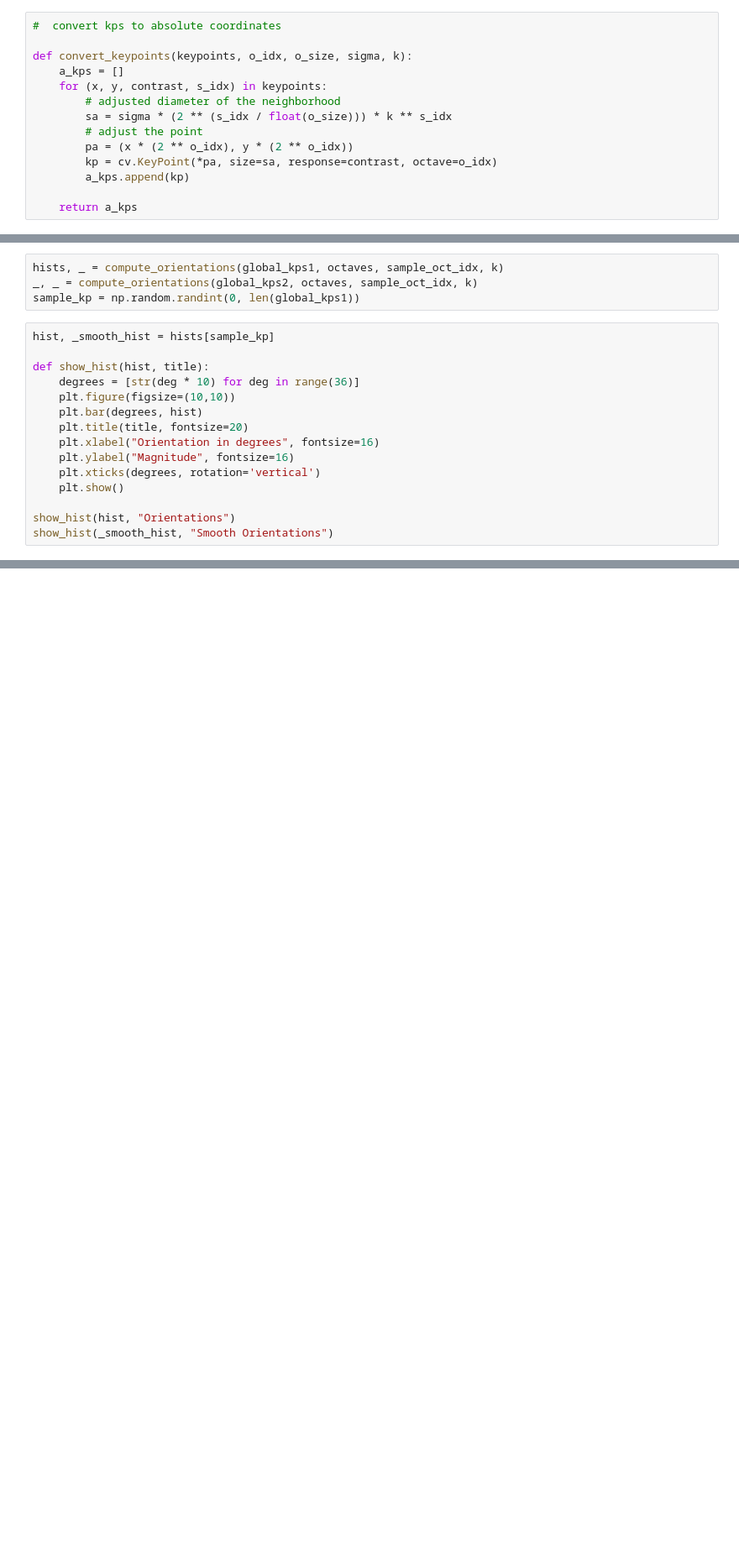
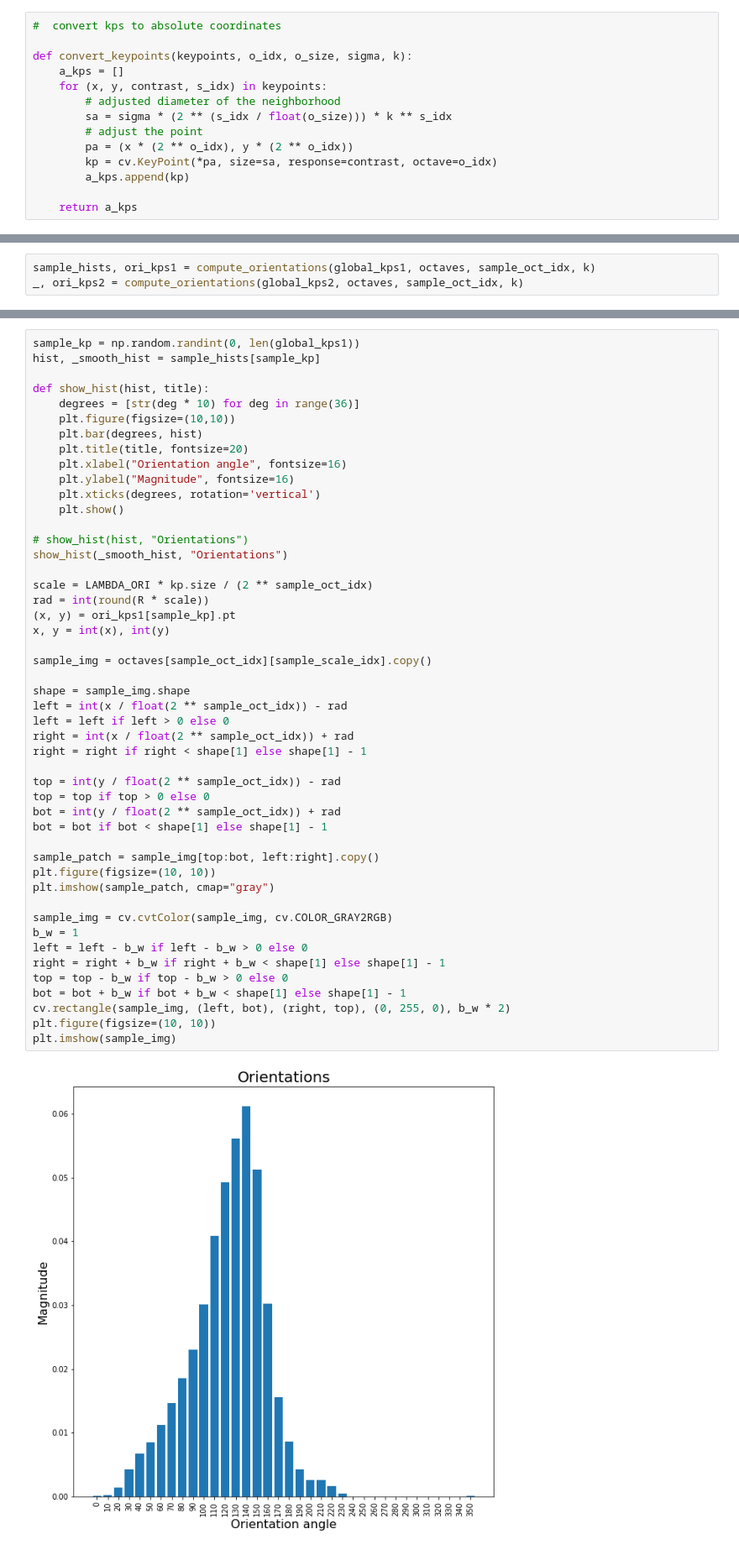
Before and after one commit to WTS012201/CompVis, a Jupyter notebook: ImageStitching/sift.ipynb, the cells around one changed output, grey strips where cells are left out. Shown at 84% size. Cells and saved outputs as stored; diff of their text form; blank space fills up the shorter version.

Commit message:
show hist patch

```diff
--- a/ImageStitching/sift.ipynb
+++ b/ImageStitching/sift.ipynb
@@ -203,21 +212,5 @@ def compute_orientations(keypoints, octaves, o_idx, k):
 
     return hists, kps
 # %%
-hists, _ = compute_orientations(global_kps1, octaves, sample_oct_idx, k)
-_, _ = compute_orientations(global_kps2, octaves, sample_oct_idx, k)
-sample_kp = np.random.randint(0, len(global_kps1))
+sample_hists, ori_kps1 = compute_orientations(global_kps1, octaves, sample_oct_idx, k)
+_, ori_kps2 = compute_orientations(global_kps2, octaves, sample_oct_idx, k)
-# %%
-hist, _smooth_hist = hists[sample_kp]
-
-def show_hist(hist, title):
-    degrees = [str(deg * 10) for deg in range(36)]
-    plt.figure(figsize=(10,10))
-    plt.bar(degrees, hist)
-    plt.title(title, fontsize=20)
-    plt.xlabel("Orientation in degrees", fontsize=16)
-    plt.ylabel("Magnitude", fontsize=16)
-    plt.xticks(degrees, rotation='vertical')
-    plt.show()
-
-show_hist(hist, "Orientations")
-show_hist(_smooth_hist, "Smooth Orientations")
@@ -226,0 +217,50 @@ show_hist(_smooth_hist, "Smooth Orientations")
+# %%
+sample_kp = np.random.randint(0, len(global_kps1))
+hist, _smooth_hist = sample_hists[sample_kp]
+
+def show_hist(hist, title):
+    degrees = [str(deg * 10) for deg in range(36)]
+    plt.figure(figsize=(10,10))
+    plt.bar(degrees, hist)
+    plt.title(title, fontsize=20)
+    plt.xlabel("Orientation angle", fontsize=16)
+    plt.ylabel("Magnitude", fontsize=16)
+    plt.xticks(degrees, rotation='vertical')
+    plt.show()
+
+# show_hist(hist, "Orientations")
+show_hist(_smooth_hist, "Orientations")
+
+scale = LAMBDA_ORI * kp.size / (2 ** sample_oct_idx)
+rad = int(round(R * scale))
+(x, y) = ori_kps1[sample_kp].pt
+x, y = int(x), int(y)
+
+sample_img = octaves[sample_oct_idx][sample_scale_idx].copy()
+
+shape = sample_img.shape
+left = int(x / float(2 ** sample_oct_idx)) - rad
+left = left if left > 0 else 0
+right = int(x / float(2 ** sample_oct_idx)) + rad
+right = right if right < shape[1] else shape[1] - 1
+
+top = int(y / float(2 ** sample_oct_idx)) - rad
+top = top if top > 0 else 0
+bot = int(y / float(2 ** sample_oct_idx)) + rad
+bot = bot if bot < shape[1] else shape[1] - 1
+
+sample_patch = sample_img[top:bot, left:right].copy()
+plt.figure(figsize=(10, 10))
+plt.imshow(sample_patch, cmap="gray")
+
+sample_img = cv.cvtColor(sample_img, cv.COLOR_GRAY2RGB)
+b_w = 1
+left = left - b_w if left - b_w > 0 else 0
+right = right + b_w if right + b_w < shape[1] else shape[1] - 1
+top = top - b_w if top - b_w > 0 else 0
+bot = bot + b_w if bot + b_w < shape[1] else shape[1] - 1
+cv.rectangle(sample_img, (left, bot), (right, top), (0, 255, 0), b_w * 2)
+plt.figure(figsize=(10, 10))
+plt.imshow(sample_img)
+# %% [output]
+[figure, added]
```
Also changed, not shown: parts of 6 cells of this notebook, 3 other files.
